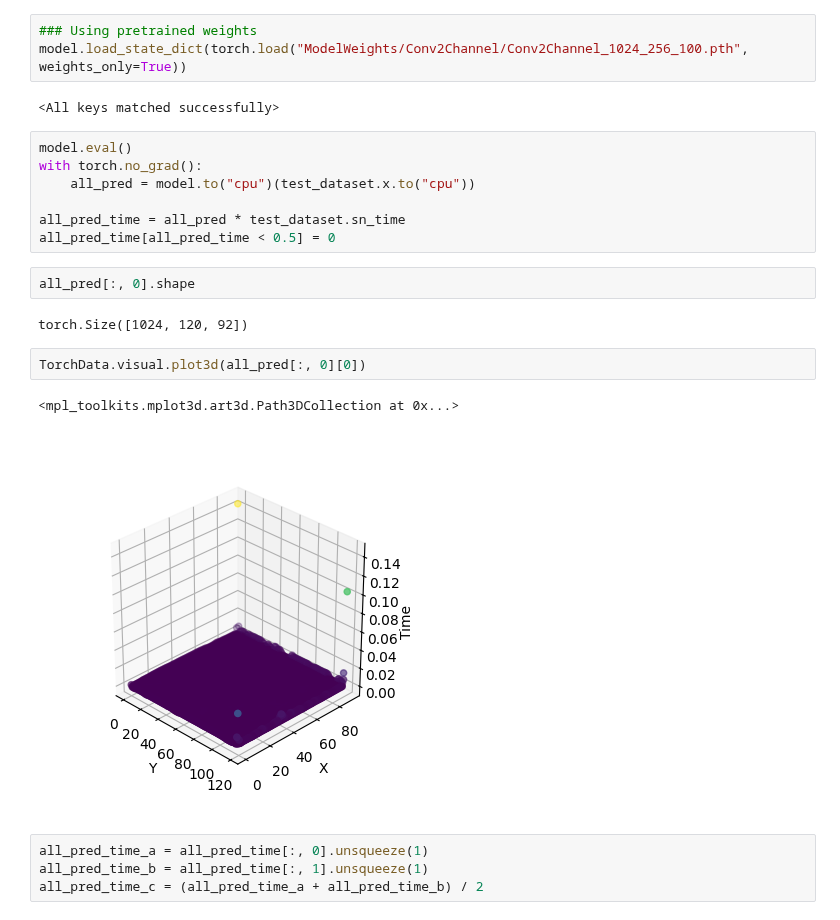
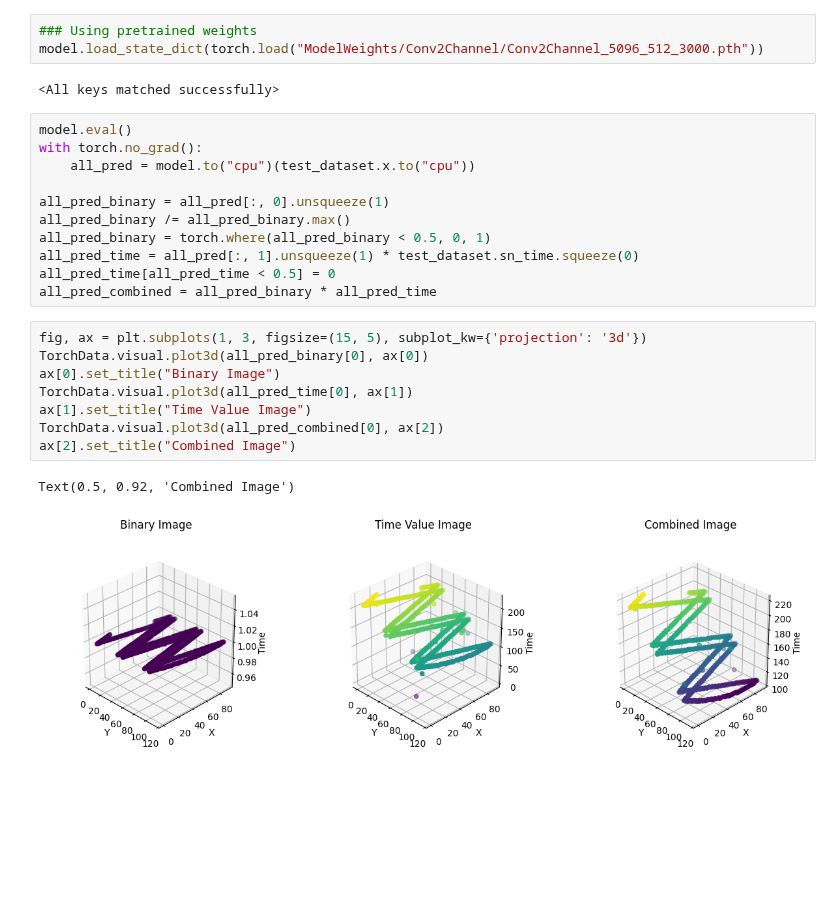
Before and after one commit to Lukelele/ResearchProject, a Jupyter notebook: Conv2Channel.ipynb, the cells around one changed output. Drawn from its saved outputs; the diff is of its cells as text; blank space fills up the shorter version.

Commit message:
refine new conv2Channel reconstruction

```diff
--- a/Conv2Channel.ipynb
+++ b/Conv2Channel.ipynb
@@ -94,7 +97,7 @@ for epoch in tqdm(range(EPOCH)):
 torch.save(model.state_dict(), f"Conv2Channel_{NUM_DATA}_{BATCH_SIZE}_{EPOCH}.pth")
 # %%
 ### Using pretrained weights
-model.load_state_dict(torch.load("ModelWeights/Conv2Channel/Conv2Channel_1024_256_100.pth", weights_only=True))
+model.load_state_dict(torch.load("ModelWeights/Conv2Channel/Conv2Channel_5096_512_3000.pth"))
 # %% [output]
 <All keys matched successfully>
 # %%
@@ -102,19 +105,21 @@ model.eval()
 with torch.no_grad():
     all_pred = model.to("cpu")(test_dataset.x.to("cpu"))
 
-all_pred_time = all_pred * test_dataset.sn_time
+all_pred_binary = all_pred[:, 0].unsqueeze(1)
+all_pred_binary /= all_pred_binary.max()
+all_pred_binary = torch.where(all_pred_binary < 0.5, 0, 1)
+all_pred_time = all_pred[:, 1].unsqueeze(1) * test_dataset.sn_time.squeeze(0)
 all_pred_time[all_pred_time < 0.5] = 0
+all_pred_combined = all_pred_binary * all_pred_time
-# %%
-all_pred[:, 0].shape
-# %% [output]
-torch.Size([1024, 120, 92])
 # %%
-TorchData.visual.plot3d(all_pred[:, 0][0])
+fig, ax = plt.subplots(1, 3, figsize=(15, 5), subplot_kw={'projection': '3d'})
+TorchData.visual.plot3d(all_pred_binary[0], ax[0])
+ax[0].set_title("Binary Image")
+TorchData.visual.plot3d(all_pred_time[0], ax[1])
+ax[1].set_title("Time Value Image")
+TorchData.visual.plot3d(all_pred_combined[0], ax[2])
+ax[2].set_title("Combined Image")
 # %% [output]
-<mpl_toolkits.mplot3d.art3d.Path3DCollection at 0x...>
+Text(0.5, 0.92, 'Combined Image')
-[figure, old version]
+[figure, new version]
-# %%
-all_pred_time_a = all_pred_time[:, 0].unsqueeze(1)
-all_pred_time_b = all_pred_time[:, 1].unsqueeze(1)
-all_pred_time_c = (all_pred_time_a + all_pred_time_b) / 2
 # %%
```
Also changed, not shown: parts of 5 cells of this notebook.
